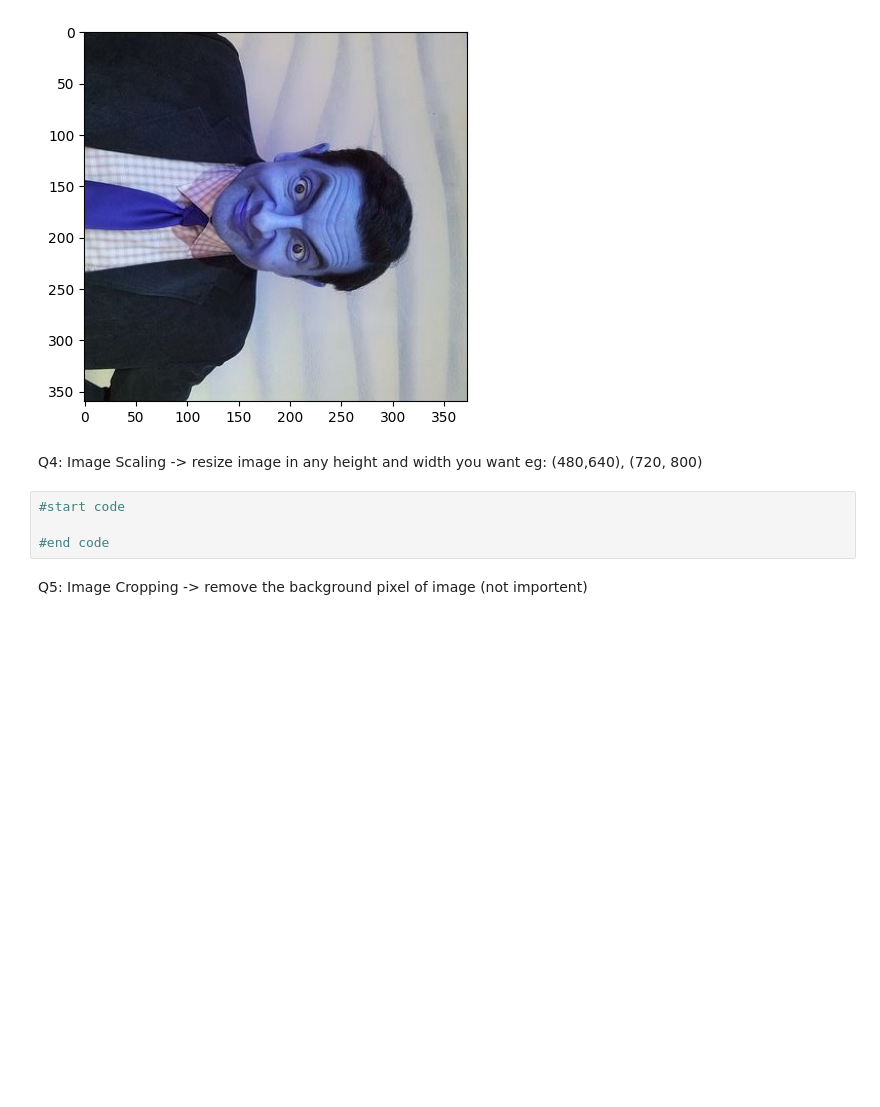
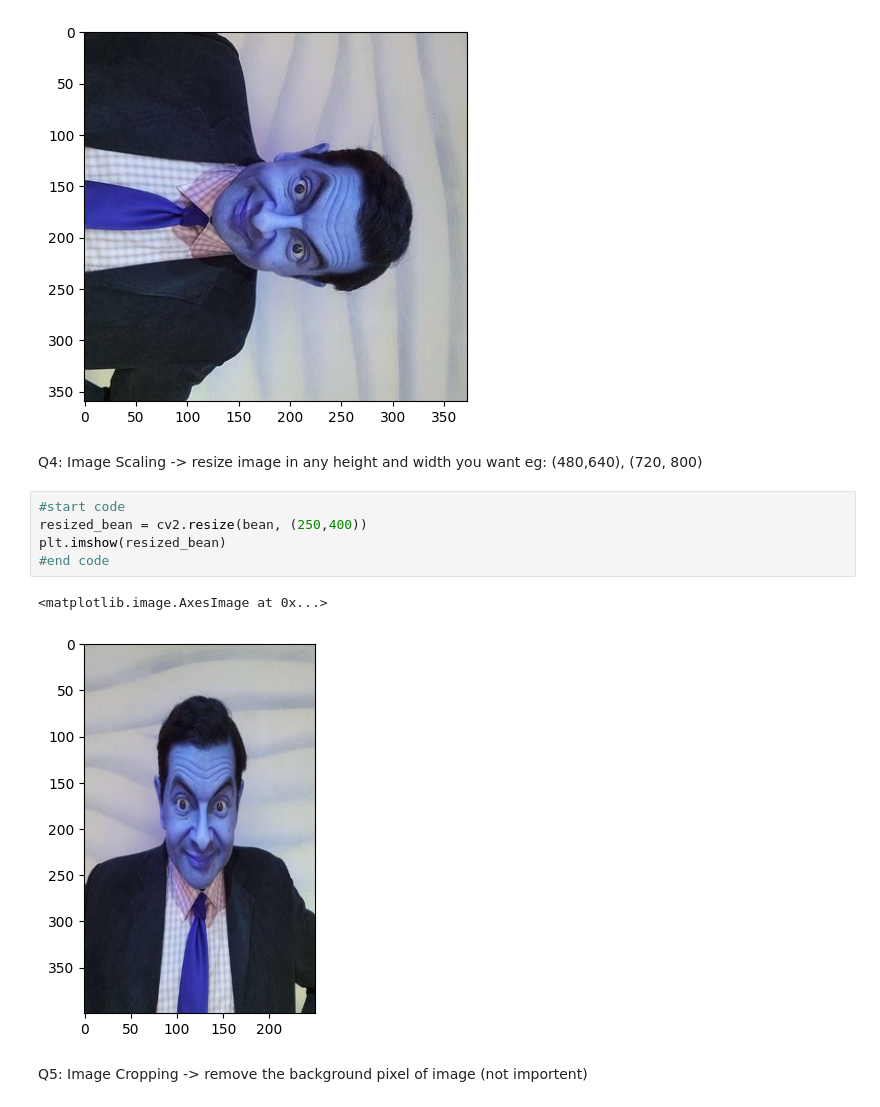
Before and after one commit to spring-jo/imageprocessing, a Jupyter notebook: tasks/task1.ipynb, the cells around one changed output. Saved outputs shown, nothing was run; the diff lists cells and outputs as text; blank space fills up the shorter version.

```diff
--- a/tasks/task1.ipynb
+++ b/tasks/task1.ipynb
@@ -42,8 +43,12 @@ plt.show()
 Q4: Image Scaling -> resize image in any height and width you want eg: (480,640), (720, 800)
 # %%
 #start code
-
+resized_bean = cv2.resize(bean, (250,400))
+plt.imshow(resized_bean)
 #end code
+# %% [output]
+<matplotlib.image.AxesImage at 0x...>
+[figure, added]
 # %% [markdown]
 Q5: Image Cropping -> remove the background pixel of image (not importent)
 # %%
```
Also changed, not shown: parts of 5 cells of this notebook.
